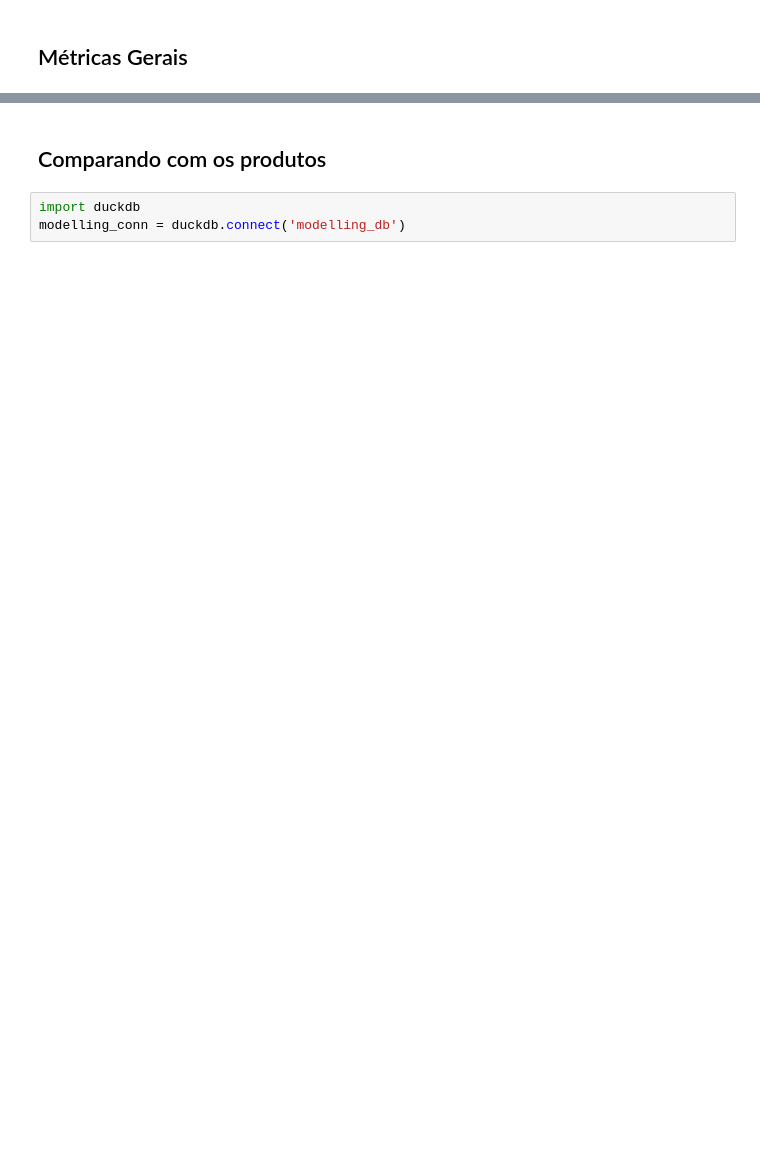
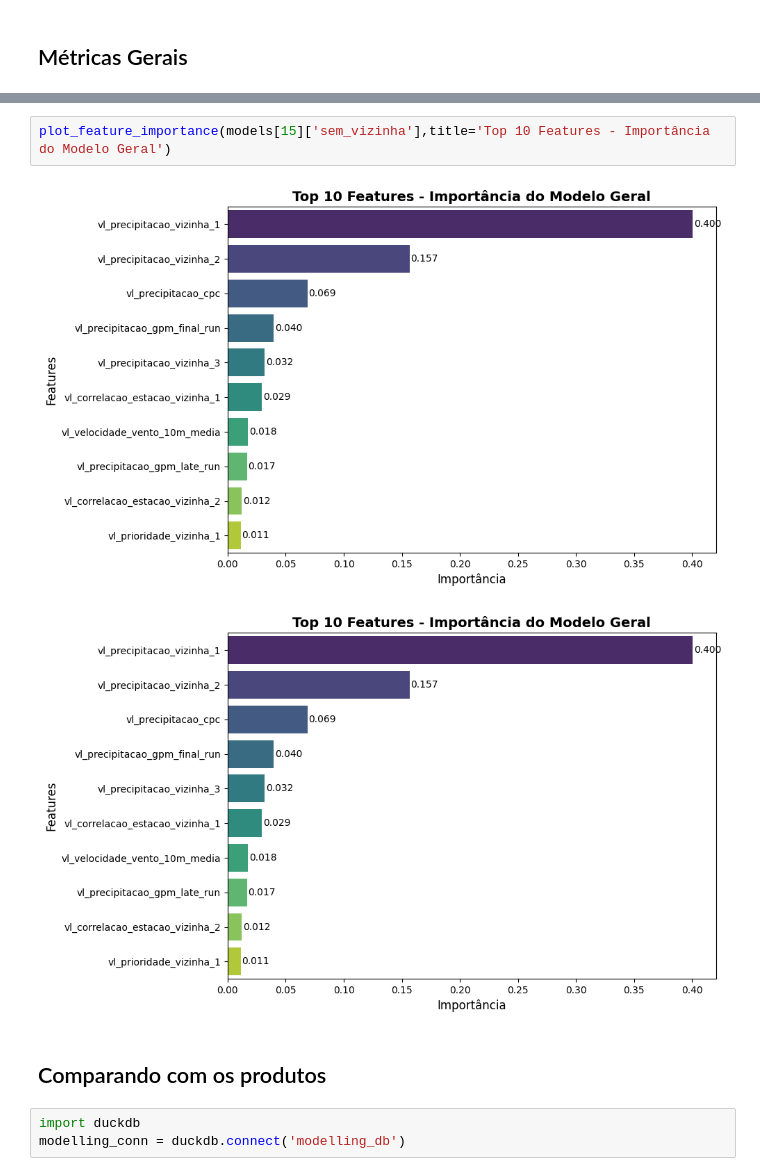
Before and after one commit to mateus-santos-rocha/doutorado, a Jupyter notebook: 3.modelling.ipynb, the cells around one changed output, grey strips where cells are left out. Drawn from its saved outputs; the diff is of its cells as text; blank space fills up the shorter version.

```diff
--- a/3.modelling.ipynb
+++ b/3.modelling.ipynb
@@ -1236,3 +534,8 @@ plot_model_metrics(metrics_df, ['R2', 'RMSE','PSC_A','PMC_A','precision','recall
+# %%
+plot_feature_importance(models[15]['sem_vizinha'],title='Top 10 Features - Importância do Modelo Geral')
+# %% [output]
+[figure, added]
+[figure, added]
 # %% [markdown]
 ## Comparando com os produtos
 # %%
```
Also changed, not shown: parts of 39 cells of this notebook, 5 other files.
